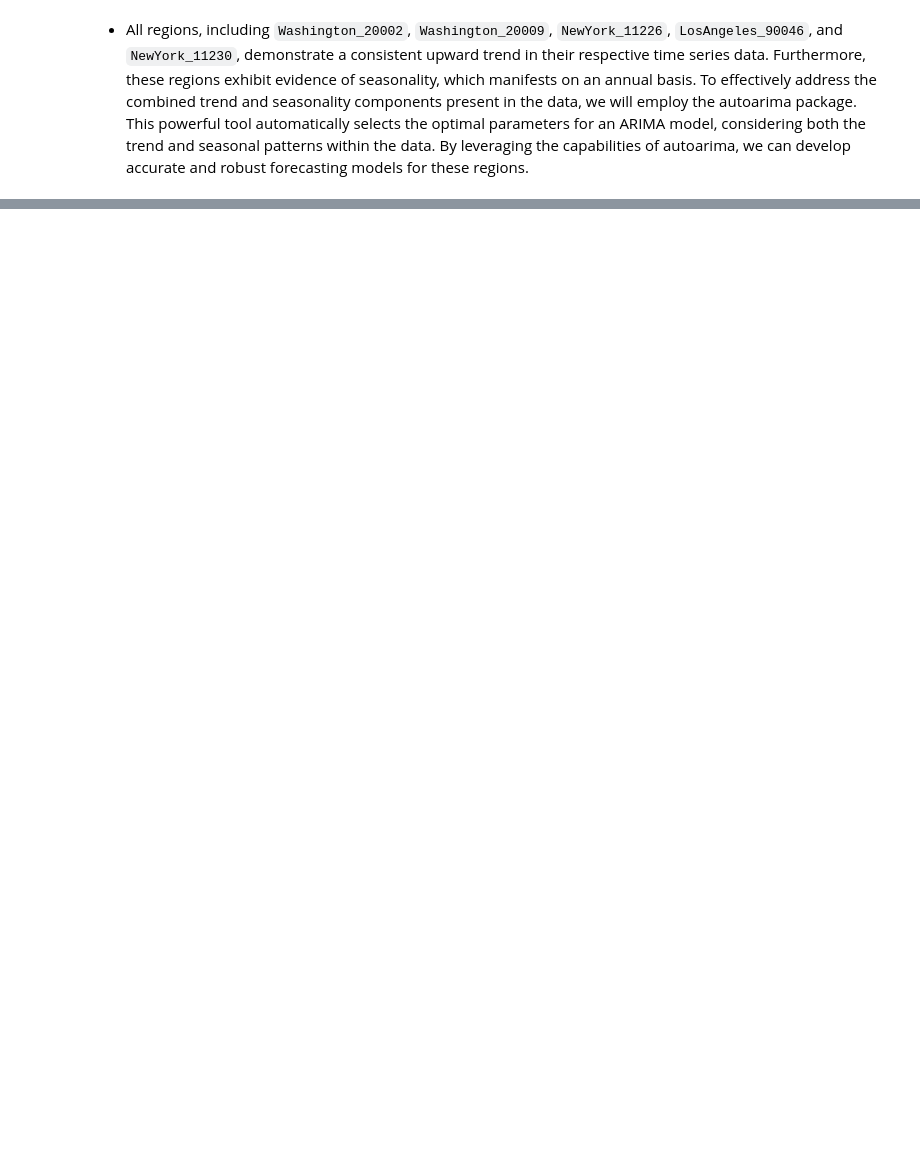
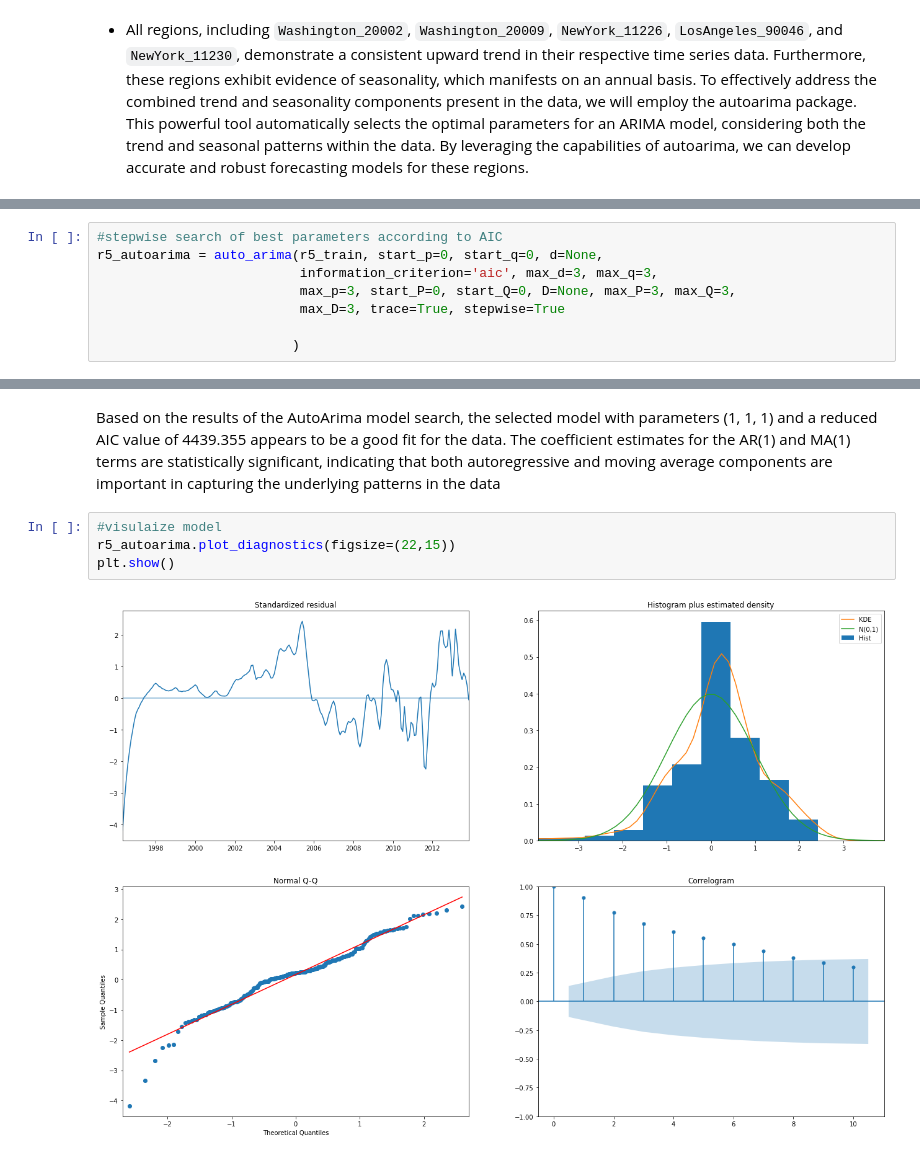
Before and after one commit to Lawez/phase-4-group-project, a Jupyter notebook: timeseries.ipynb, the cells around one changed output, grey strips where cells are left out. Drawn from its saved outputs; the diff is of its cells as text; blank space fills up the shorter version.

```diff
--- a/timeseries.ipynb
+++ b/timeseries.ipynb
@@ -460,0 +517,8 @@ plt.show()
+# %%
+#stepwise search of best parameters according to AIC
+r5_autoarima = auto_arima(r5_train, start_p=0, start_q=0, d=None,
+                          information_criterion='aic', max_d=3, max_q=3,
+                          max_p=3, start_P=0, start_Q=0, D=None, max_P=3, max_Q=3,
+                          max_D=3, trace=True, stepwise=True
+
+                         )
@@ -460,0 +566,8 @@ plt.show()
+# %% [markdown]
+Based on the results of the AutoArima model search, the selected model with parameters (1, 1, 1) and a reduced AIC value of 4439.355 appears to be a good fit for the data. The coefficient estimates for the AR(1) and MA(1) terms are statistically significant, indicating that both autoregressive and moving average components are important in capturing the underlying patterns in the data
+# %%
+#visulaize model
+r5_autoarima.plot_diagnostics(figsize=(22,15))
+plt.show()
+# %% [output]
+[figure, added]
```
Also changed, not shown: parts of 129 cells of this notebook.
